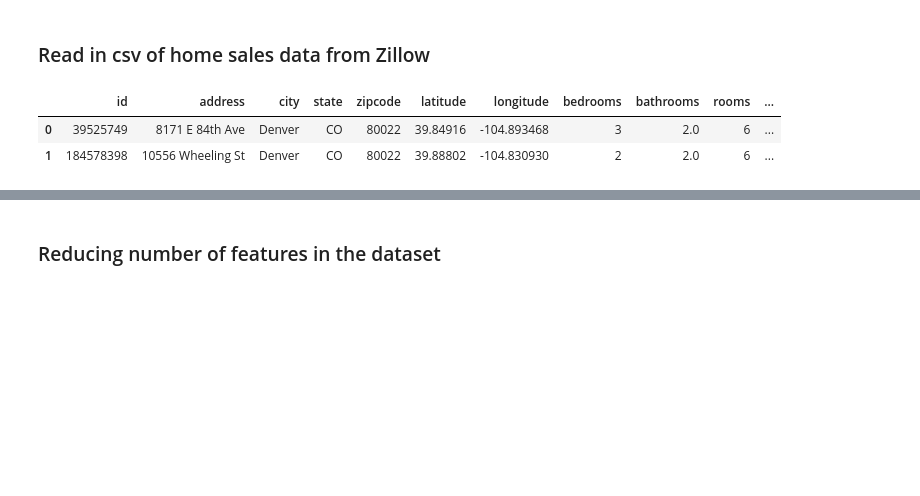
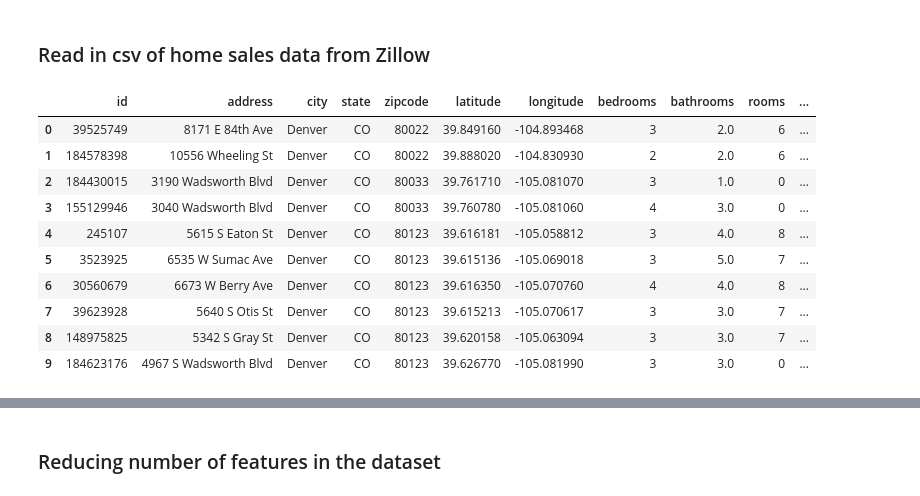
Before and after one commit to dborowski16/predicting-home-prices, a Jupyter notebook: ipynb_notebooks/home_price_nb.ipynb, the cells around one changed output, grey strips where cells are left out. Saved outputs shown, nothing was run; the diff lists cells and outputs as text; code cells hidden in the pictures; blank space fills up the shorter version.

```diff
--- a/ipynb_notebooks/home_price_nb.ipynb
+++ b/ipynb_notebooks/home_price_nb.ipynb
@@ -10,11 +10,19 @@ from sklearn.cluster import KMeans
 # %%
 df = pd.read_csv('..\data\single_family_home_values.csv')
 # %%
-df.head(2)
+df.head(10)
 # %% [output]
 |  | id | address | city | state | zipcode | latitude | longitude | bedrooms | bathrooms | rooms | ... |
-| 0 | 39525749 | 8171 E 84th Ave | Denver | CO | 80022 | 39.84916 | -104.893468 | 3 | 2.0 | 6 | ... |
-| 1 | 184578398 | 10556 Wheeling St | Denver | CO | 80022 | 39.88802 | -104.830930 | 2 | 2.0 | 6 | ... |
+| 0 | 39525749 | 8171 E 84th Ave | Denver | CO | 80022 | 39.849160 | -104.893468 | 3 | 2.0 | 6 | ... |
+| 1 | 184578398 | 10556 Wheeling St | Denver | CO | 80022 | 39.888020 | -104.830930 | 2 | 2.0 | 6 | ... |
+| 2 | 184430015 | 3190 Wadsworth Blvd | Denver | CO | 80033 | 39.761710 | -105.081070 | 3 | 1.0 | 0 | ... |
+| 3 | 155129946 | 3040 Wadsworth Blvd | Denver | CO | 80033 | 39.760780 | -105.081060 | 4 | 3.0 | 0 | ... |
+| 4 | 245107 | 5615 S Eaton St | Denver | CO | 80123 | 39.616181 | -105.058812 | 3 | 4.0 | 8 | ... |
+| 5 | 3523925 | 6535 W Sumac Ave | Denver | CO | 80123 | 39.615136 | -105.069018 | 3 | 5.0 | 7 | ... |
+| 6 | 30560679 | 6673 W Berry Ave | Denver | CO | 80123 | 39.616350 | -105.070760 | 4 | 4.0 | 8 | ... |
+| 7 | 39623928 | 5640 S Otis St | Denver | CO | 80123 | 39.615213 | -105.070617 | 3 | 3.0 | 7 | ... |
+| 8 | 148975825 | 5342 S Gray St | Denver | CO | 80123 | 39.620158 | -105.063094 | 3 | 3.0 | 7 | ... |
+| 9 | 184623176 | 4967 S Wadsworth Blvd | Denver | CO | 80123 | 39.626770 | -105.081990 | 3 | 3.0 | 0 | ... |
 # %%
 df.info()
 # %% [output]
```
Also changed, not shown: parts of 7 cells of this notebook.
